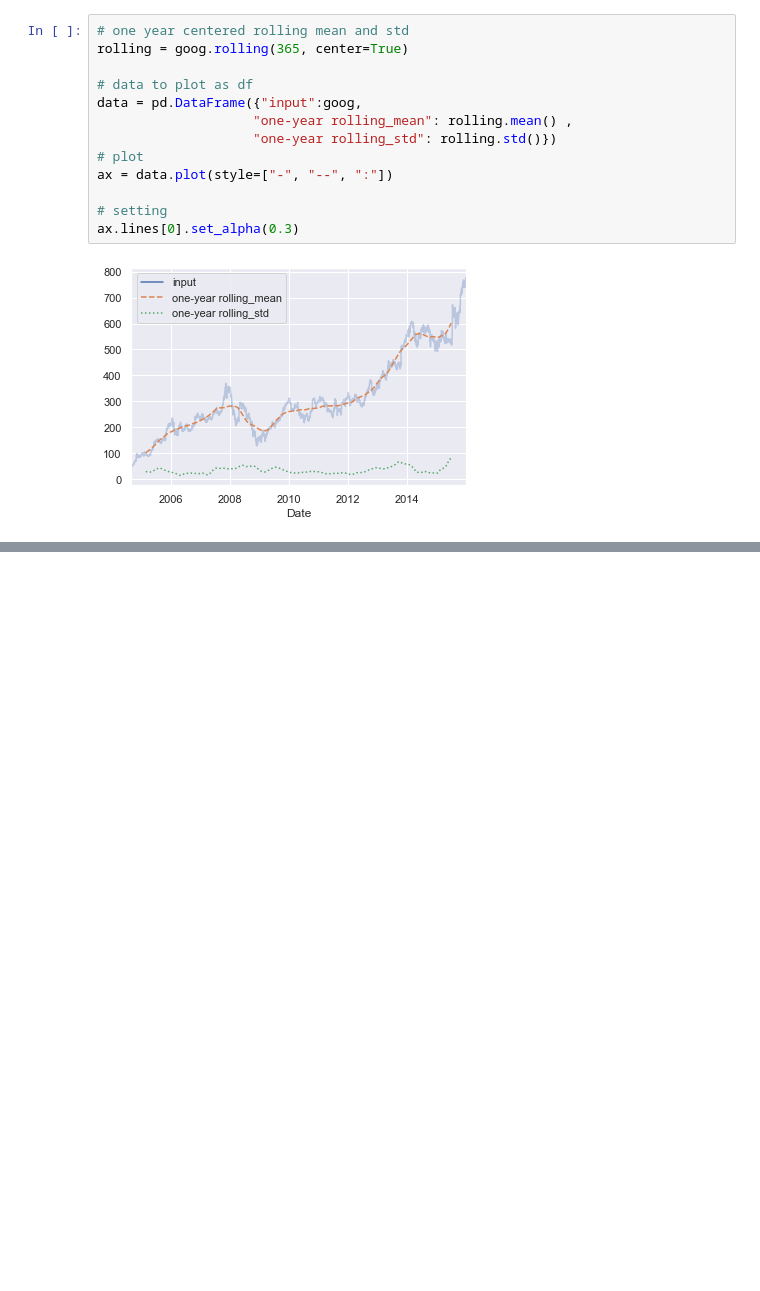
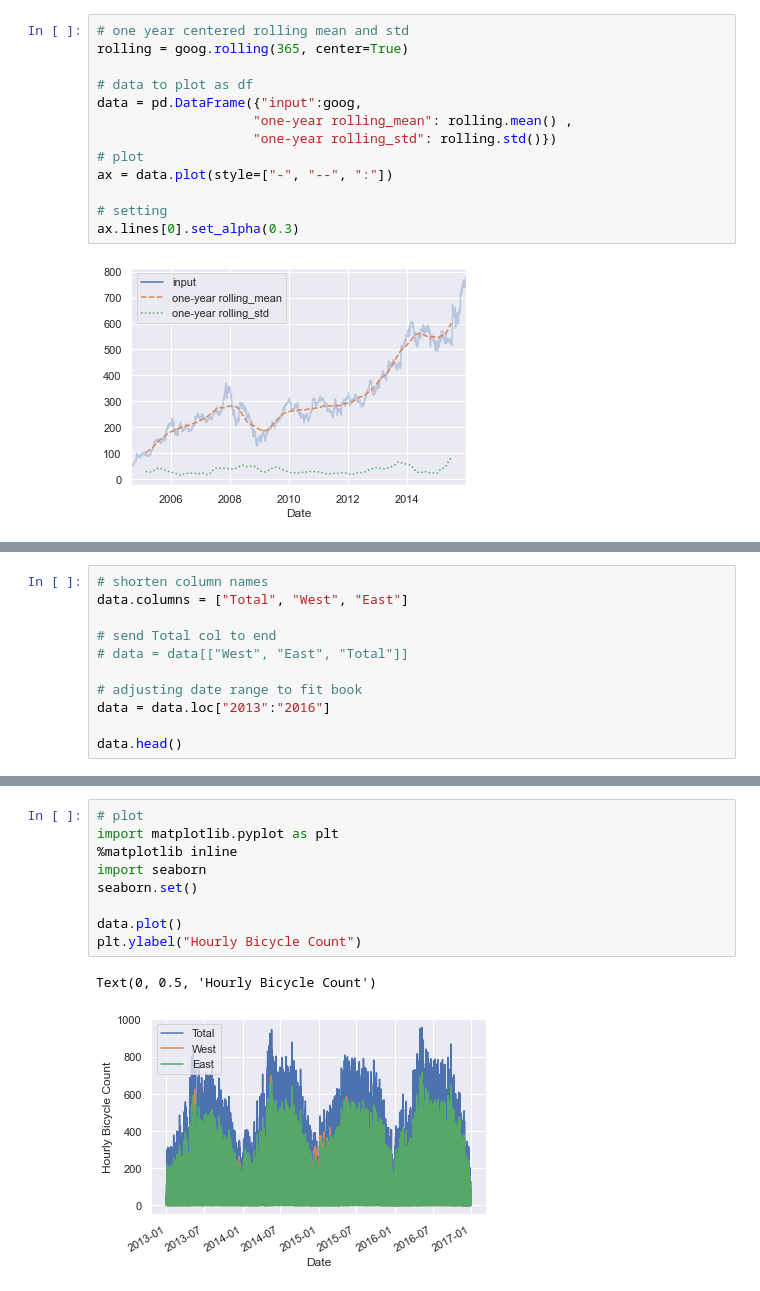
Before and after one commit to chriskestri/PDSH, a Jupyter notebook: pdsh_ch3_pandas.ipynb, the cells around one changed output, grey strips where cells are left out. Drawn from its saved outputs; the diff is of its cells as text; blank space fills up the shorter version.

```diff
--- a/pdsh_ch3_pandas.ipynb
+++ b/pdsh_ch3_pandas.ipynb
@@ -2535,0 +2514,11 @@ Text(0, 0.5, 'Hourly Bicycle Count')
+# %%
+# shorten column names
+data.columns = ["Total", "West", "East"]
+
+# send Total col to end
+# data = data[["West", "East", "Total"]]
+
+# adjusting date range to fit book
+data = data.loc["2013":"2016"]
+
+data.head()
@@ -2535,0 +2546,12 @@ Text(0, 0.5, 'Hourly Bicycle Count')
+# %%
+# plot
+import matplotlib.pyplot as plt
+%matplotlib inline
+import seaborn
+seaborn.set()
+
+data.plot()
+plt.ylabel("Hourly Bicycle Count")
+# %% [output]
+Text(0, 0.5, 'Hourly Bicycle Count')
+[figure, added]
```
Also changed, not shown: parts of 17 cells of this notebook.
